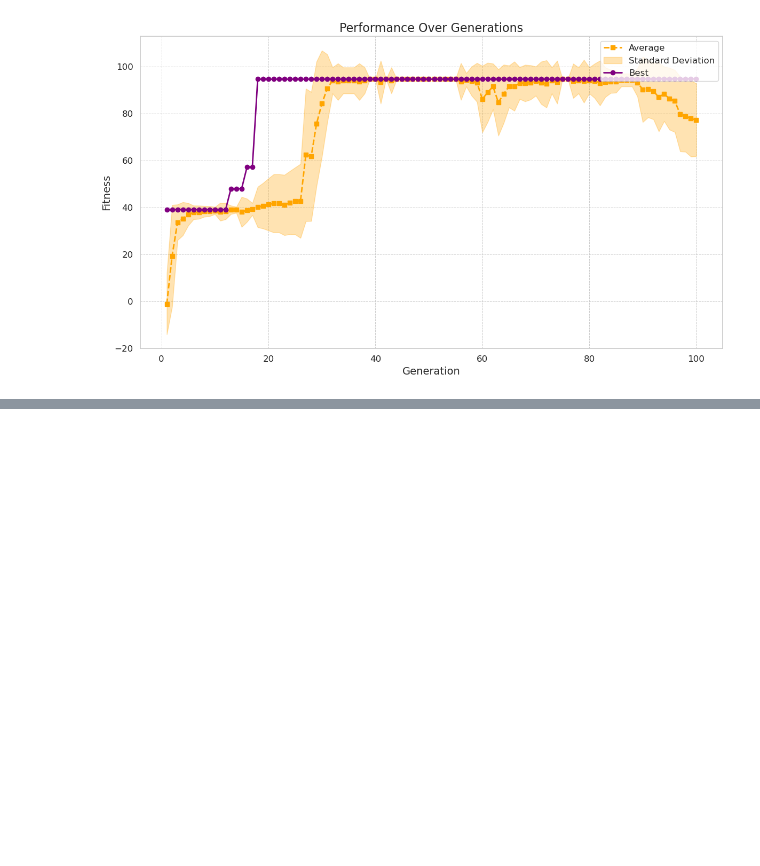
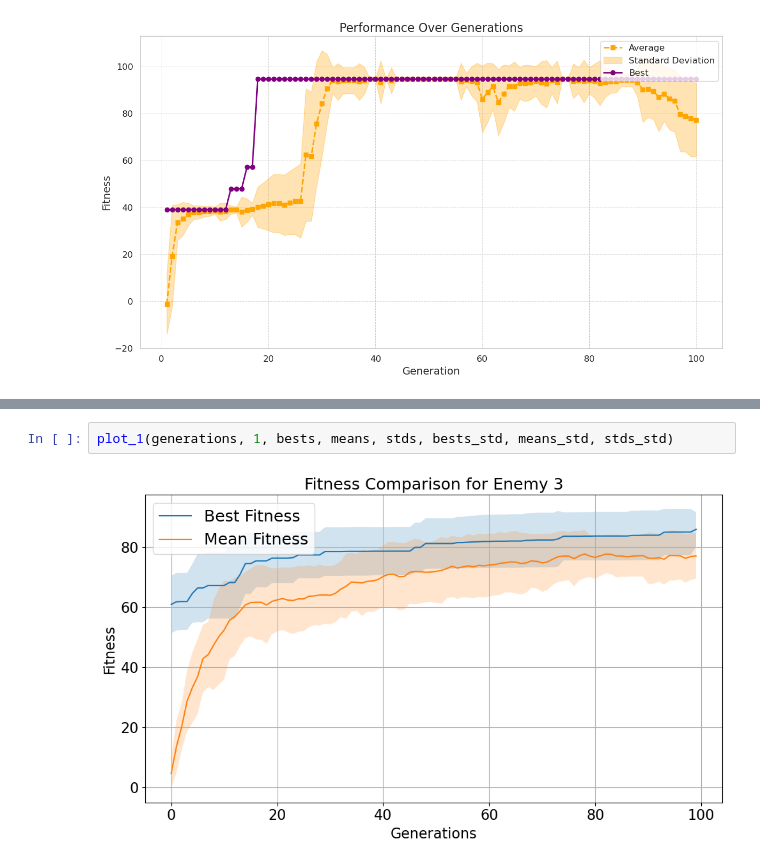
Before and after one commit to ArcovanBreda/evoman, a Jupyter notebook: Visualisation.ipynb, the cells around one changed output, grey strips where cells are left out. Cells and saved outputs as stored; diff of their text form; blank space fills up the shorter version.

```diff
--- a/Visualisation.ipynb
+++ b/Visualisation.ipynb
@@ -56,0 +267,4 @@ quick_vis("experiments/test_popusize=100_enemy=1_gens=100_hiddensize=10_u=1_l=-1
+# %%
+plot_1(generations, 1, bests, means, stds, bests_std, means_std, stds_std)
+# %% [output]
+[figure, added]
```
Also changed, not shown: parts of 12 cells of this notebook, 3 other files.
